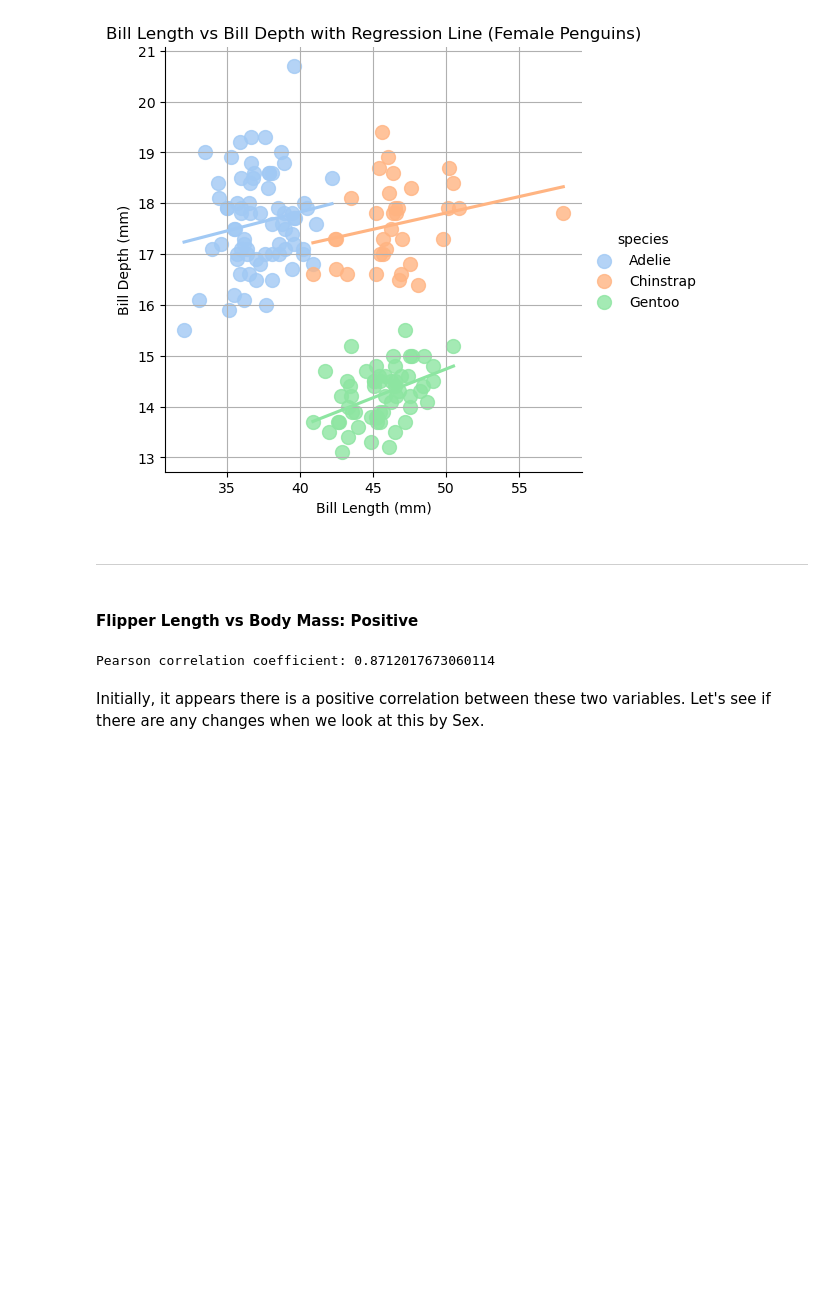
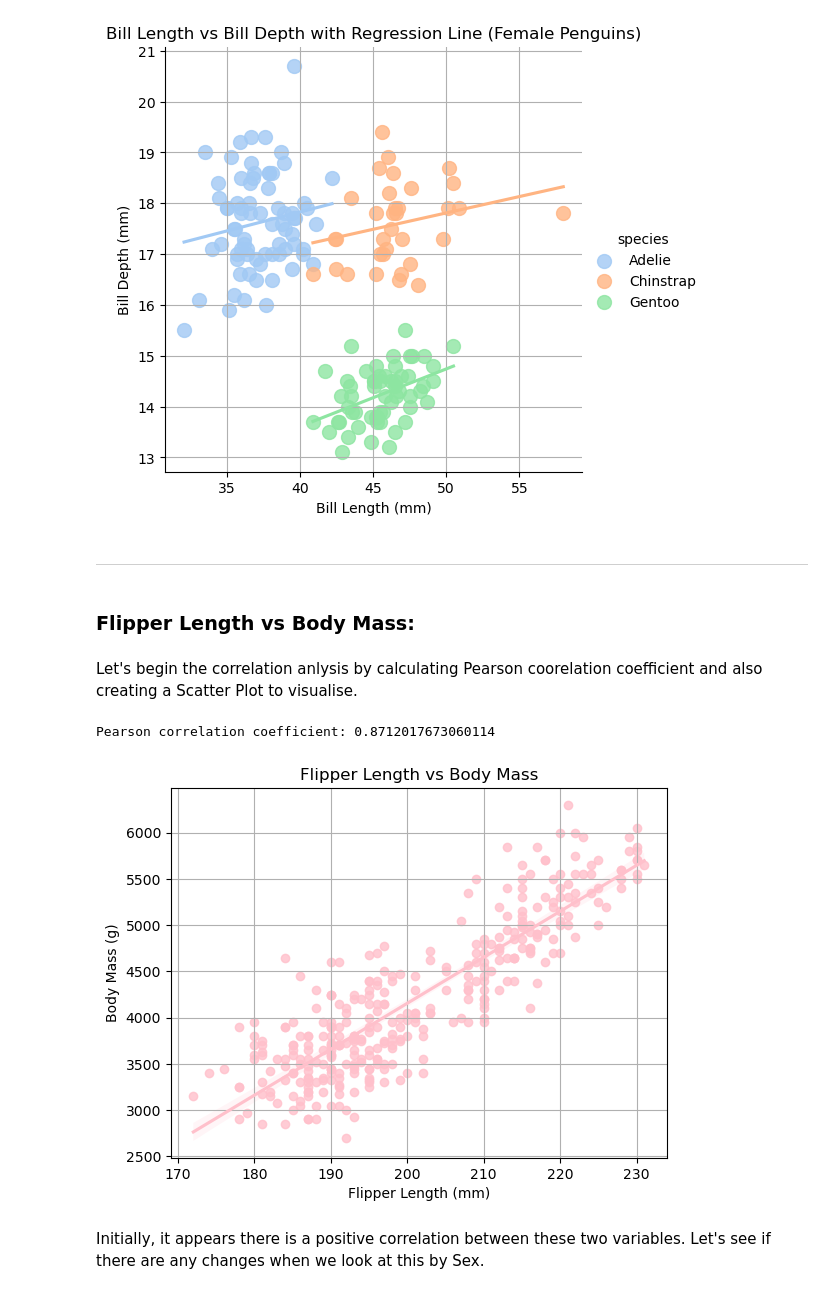
Before and after one commit to briannemcgrath/Principles-of-Data-Analytics, a Jupyter notebook: penguins.ipynb, the cells around one changed output. Saved outputs shown, nothing was run; the diff lists cells and outputs as text; code cells hidden in the pictures; blank space fills up the shorter version.

Commit message:
Small adjustment for Flipper Length v Body Mass structure

```diff
--- a/penguins.ipynb
+++ b/penguins.ipynb
@@ -411,7 +411,9 @@ plt.show()
 # %% [markdown]
 ***
 # %% [markdown]
-#### **Flipper Length vs Body Mass: Positive**
+### **Flipper Length vs Body Mass:**
+# %% [markdown]
+Let's begin the correlation anlysis by calculating Pearson coorelation coefficient and also creating a Scatter Plot to visualise.
 # %%
 # Calculate Pearson correlation coefficient
 correlation = df['flipper_length_mm'].corr(df['body_mass_g'])
@@ -420,6 +422,16 @@ correlation = df['flipper_length_mm'].corr(df['body_mass_g'])
 print("Pearson correlation coefficient:", correlation)
 # %% [output]
 Pearson correlation coefficient: 0.8712017673060114
+# %%
+#Scatter Plot with Regression Line for Flipper Length and Body Mass
+sns.regplot(x='flipper_length_mm', y='body_mass_g', data=df, color='pink')
+plt.title('Flipper Length vs Body Mass')
+plt.xlabel('Flipper Length (mm)')
+plt.ylabel('Body Mass (g)')
+plt.grid()
+plt.show()
+# %% [output]
+[figure, added]
 # %% [markdown]
 Initially, it appears there is a positive correlation between these two variables. Let's see if there are any changes when we look at this by Sex.
 # %%
```
Also changed, not shown: parts of 3 cells of this notebook.
